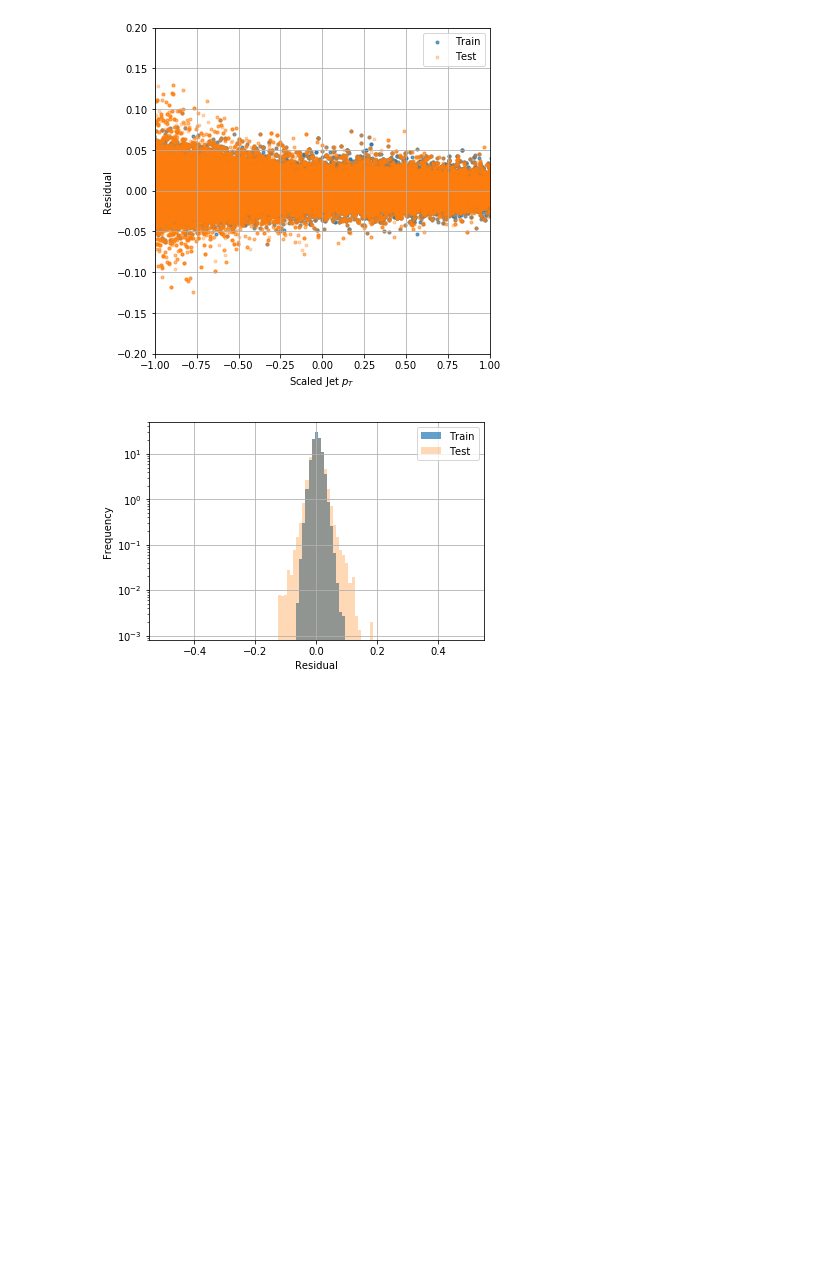
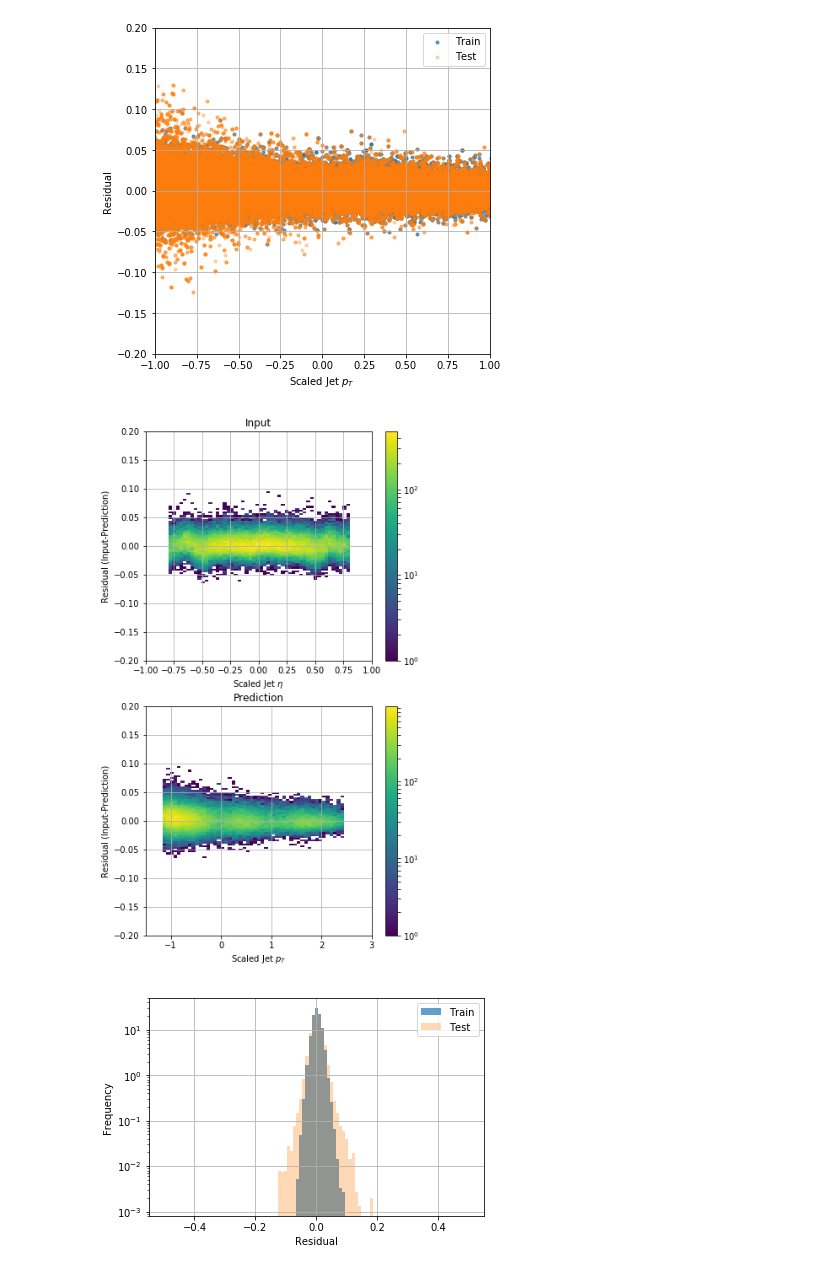
Before and after one commit to awhitbeck/scientific-python-hats, a Jupyter notebook: cms-open-data-ml/MLJEC_NewSetup_JR_v0.ipynb, the cells around one changed output. Drawn from its saved outputs; the diff is of its cells as text; code cells hidden in the pictures; blank space fills up the shorter version.

Commit message:
adding new plots with 2d colz

```diff
--- a/cms-open-data-ml/MLJEC_NewSetup_JR_v0.ipynb
+++ b/cms-open-data-ml/MLJEC_NewSetup_JR_v0.ipynb
@@ -326,6 +326,32 @@ plt.legend()
 plt.show()
 # %% [output]
 [figure]
+# %%
+from matplotlib.colors import LogNorm
+plt.figure(figsize=(6,11))
+plt.subplot(211)
+plt.grid()
+plt.title('Input')
+inputjeteta = np.reshape(X_train[2], (148244, ))
+plt.hist2d(inputjeteta, residual_train, bins=50, norm=LogNorm())
+plt.xlim((-1.,1.))
+plt.ylim((-0.2,0.2))
+plt.xlabel(r'Scaled Jet $\eta$')
+plt.ylabel('Residual (Input-Prediction)')
+plt.colorbar()
+plt.subplot(212)
+plt.grid()
+plt.title('Prediction')
+inputjetpt = np.reshape(X_train[1], (148244, ))
+plt.hist2d(inputjetpt, residual_train, bins=50, norm=LogNorm())
+plt.xlim((-1.5,3))
+plt.ylim((-0.2,0.2))
+plt.xlabel(r'Scaled Jet $p_{T}$')
+plt.ylabel('Residual (Input-Prediction)')
+plt.colorbar()
+plt.show()
+# %% [output]
+[figure, added]
 # %%
 bins = np.linspace(-0.5, 0.5, 100)
 plt.figure()
```
Also changed, not shown: 1 other file.
